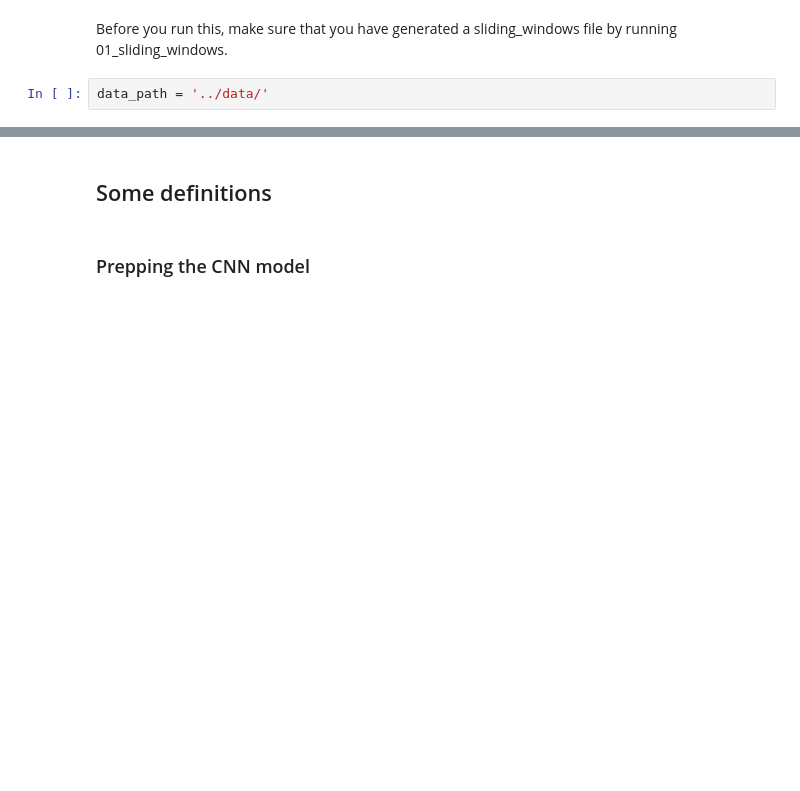
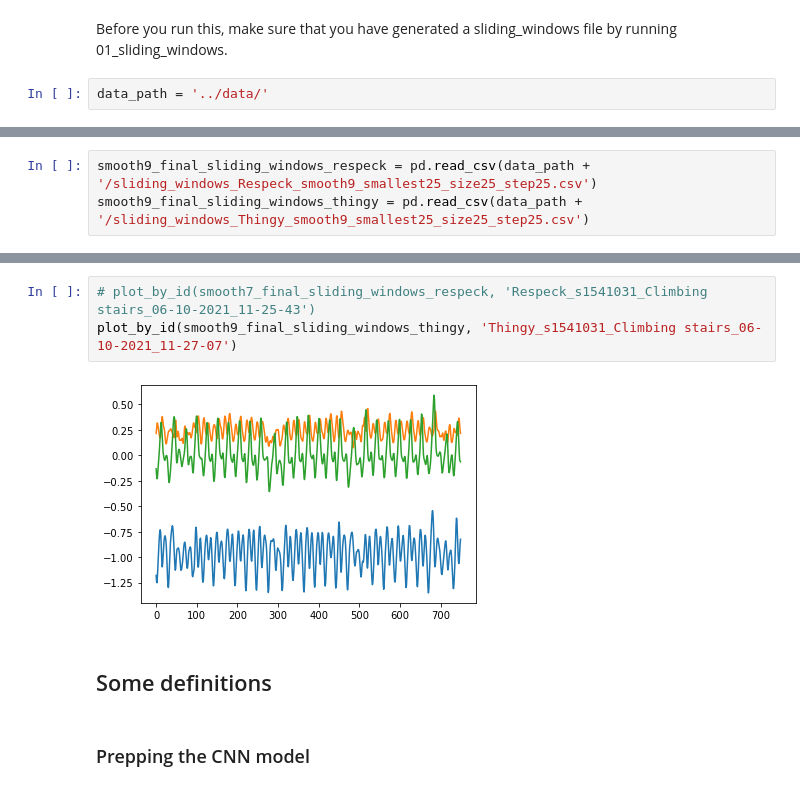
Before and after one commit to gwenty/pdiot-activity-tracker, a Jupyter notebook: ml/notebooks/03_training_full_model.ipynb, the cells around one changed output, grey strips where cells are left out. Cells and saved outputs as stored; diff of their text form; blank space fills up the shorter version.

```diff
--- a/ml/notebooks/03_training_full_model.ipynb
+++ b/ml/notebooks/03_training_full_model.ipynb
@@ -42,3 +51,6 @@ final_sliding_windows_respeck = pd.read_csv(data_path + '/sliding_windows_Respec
+# %%
+smooth9_final_sliding_windows_respeck = pd.read_csv(data_path + '/sliding_windows_Respeck_smooth9_smallest25_size25_step25.csv')
+smooth9_final_sliding_windows_thingy = pd.read_csv(data_path + '/sliding_windows_Thingy_smooth9_smallest25_size25_step25.csv')
 # %%
 def plot_by_id(df, i):
     plot_recording = df[df['recording_id'] == i]
@@ -54,3 +66,8 @@ plot_by_id(final_sliding_windows_thingy, 'Thingy_s1541031_Climbing stairs_06-10-
+# %%
+# plot_by_id(smooth7_final_sliding_windows_respeck, 'Respeck_s1541031_Climbing stairs_06-10-2021_11-25-43')
+plot_by_id(smooth9_final_sliding_windows_thingy, 'Thingy_s1541031_Climbing stairs_06-10-2021_11-27-07')
+# %% [output]
+[figure, added]
 # %% [markdown]
 ## Some definitions
 # %% [markdown]
```
Also changed, not shown: parts of 10 cells of this notebook.
